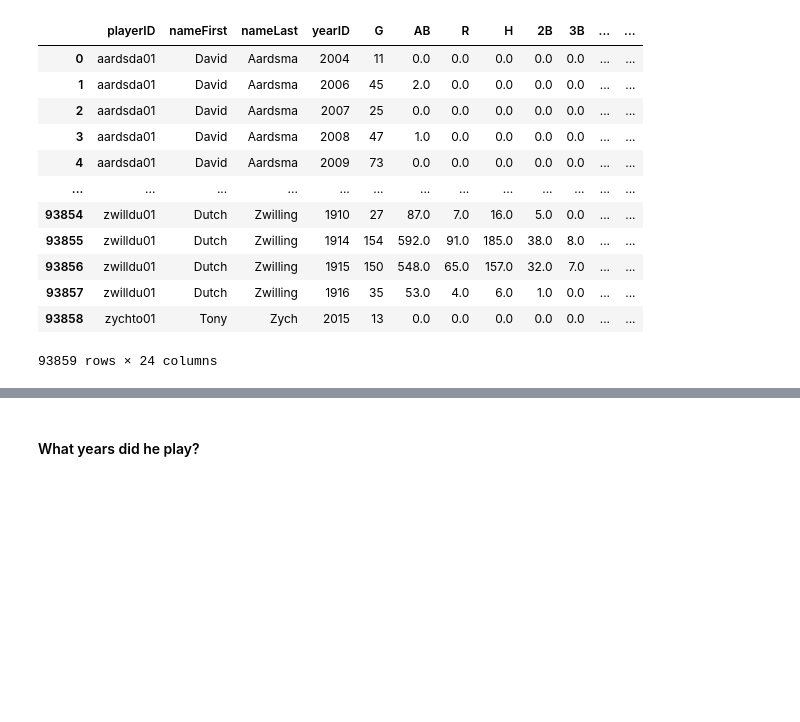
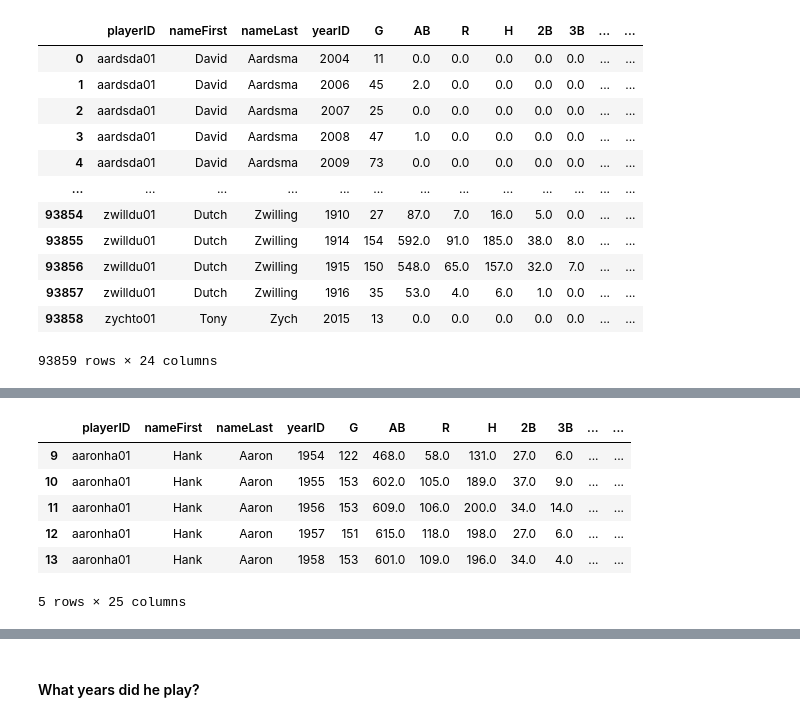
Before and after one commit to ant-vessicchio/learn_data_science_through_sports, a Jupyter notebook: Baseball_Databank_Exploration/Babe_Ruth_Evaluation.ipynb, the cells around one changed output, grey strips where cells are left out. Drawn from its saved outputs; the diff is of its cells as text; code cells hidden in the pictures; blank space fills up the shorter version.

```diff
--- a/Baseball_Databank_Exploration/Babe_Ruth_Evaluation.ipynb
+++ b/Baseball_Databank_Exploration/Babe_Ruth_Evaluation.ipynb
@@ -255,0 +314,11 @@ batting_table
+# %%
+all_star_players_batting = batting_table.loc[batting_table['playerID'].isin(all_star_table['playerID'])]
+all_star_players_batting.head()
+# %% [output]
+|  | playerID | nameFirst | nameLast | yearID | G | AB | R | H | 2B | 3B | ... | ... |
+| 9 | aaronha01 | Hank | Aaron | 1954 | 122 | 468.0 | 58.0 | 131.0 | 27.0 | 6.0 | ... | ... |
+| 10 | aaronha01 | Hank | Aaron | 1955 | 153 | 602.0 | 105.0 | 189.0 | 37.0 | 9.0 | ... | ... |
+| 11 | aaronha01 | Hank | Aaron | 1956 | 153 | 609.0 | 106.0 | 200.0 | 34.0 | 14.0 | ... | ... |
+| 12 | aaronha01 | Hank | Aaron | 1957 | 151 | 615.0 | 118.0 | 198.0 | 27.0 | 6.0 | ... | ... |
+| 13 | aaronha01 | Hank | Aaron | 1958 | 153 | 601.0 | 109.0 | 196.0 | 34.0 | 4.0 | ... | ... |
+5 rows × 25 columns
```
Also changed, not shown: parts of 26 cells of this notebook.
